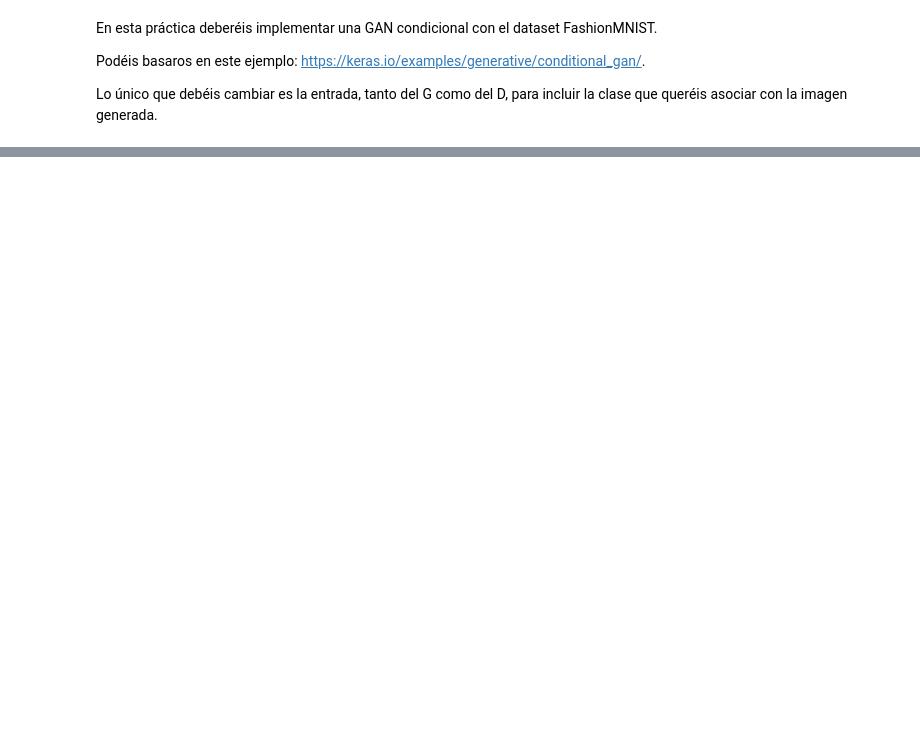
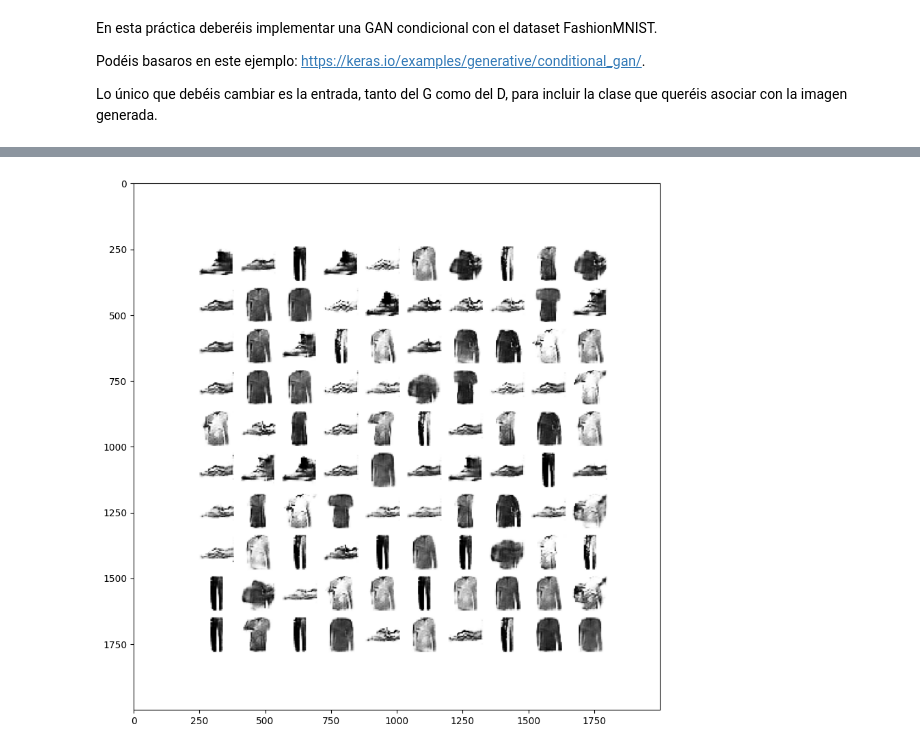
Before and after one commit to emichester/06MIAR_Aprendizaje_No_Supervisado, a Jupyter notebook: TrabajoFinal/GANs_condicionales_FashionMNIST_Práctica.ipynb, the cells around one changed output, grey strips where cells are left out. Cells and saved outputs as stored; diff of their text form; code cells hidden in the pictures; blank space fills up the shorter version.

```diff
--- a/TrabajoFinal/GANs_condicionales_FashionMNIST_Práctica.ipynb
+++ b/TrabajoFinal/GANs_condicionales_FashionMNIST_Práctica.ipynb
@@ -12,0 +15,5 @@ drive.mount('/content/drive')
+# %%
+RESULTS_PATH = "/content/results/"
+BASE_PATH = "/content/drive/MyDrive/ASIGNATURAS/VIU/06MIAR_Aprendizaje_no_Supervisado/TrabajoFinal/Conditional_GAN"
+%mkdir $RESULTS_PATH
+%ls $BASE_PATH
@@ -285,6 +367,8 @@ No se me guardó el notebook y perdí las ejecuciones, pero estuve entrenándolo
 # %%
 plt.figure(figsize=(10, 10))
-plt.imshow(plt.imread('generated_plot_e001.png'))
+plt.imshow(plt.imread(os.path.join(BASE_PATH,'generated_plot_e001.png')))
 plt.show()
+# %% [output]
+[figure, added]
 # %%
 plt.figure(figsize=(10, 10))
```
Also changed, not shown: parts of 19 cells of this notebook.
